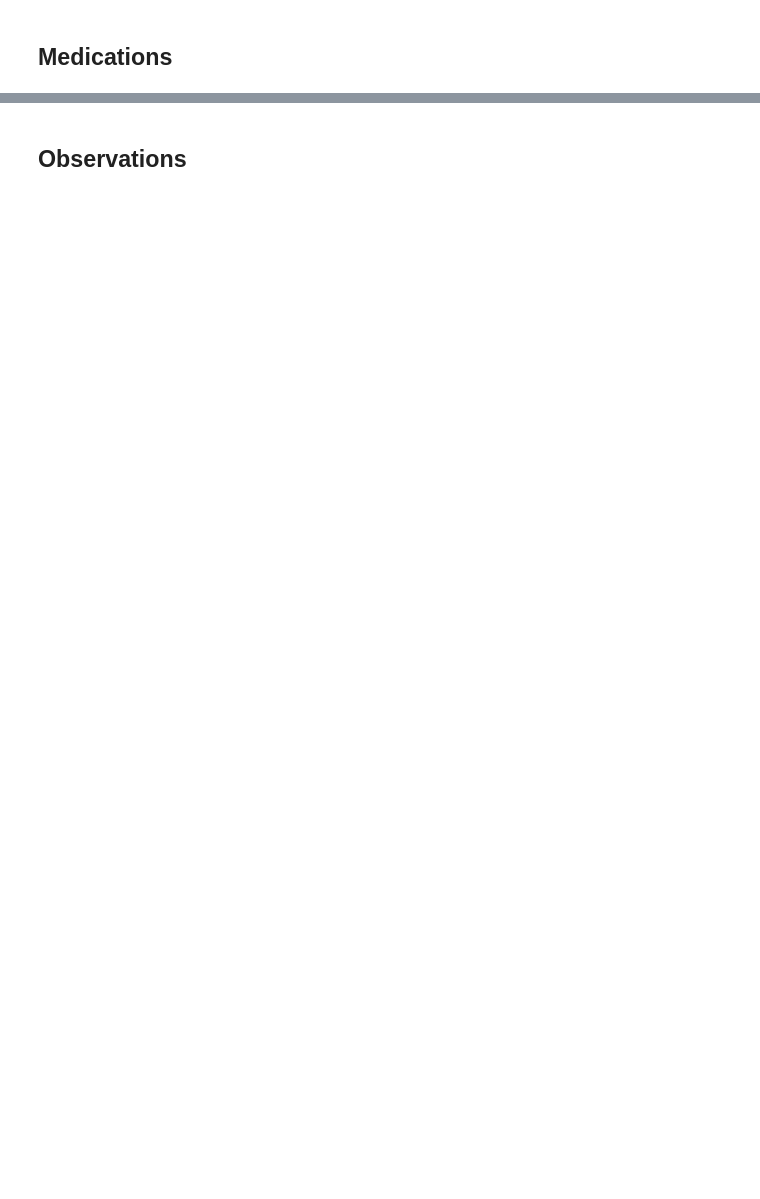
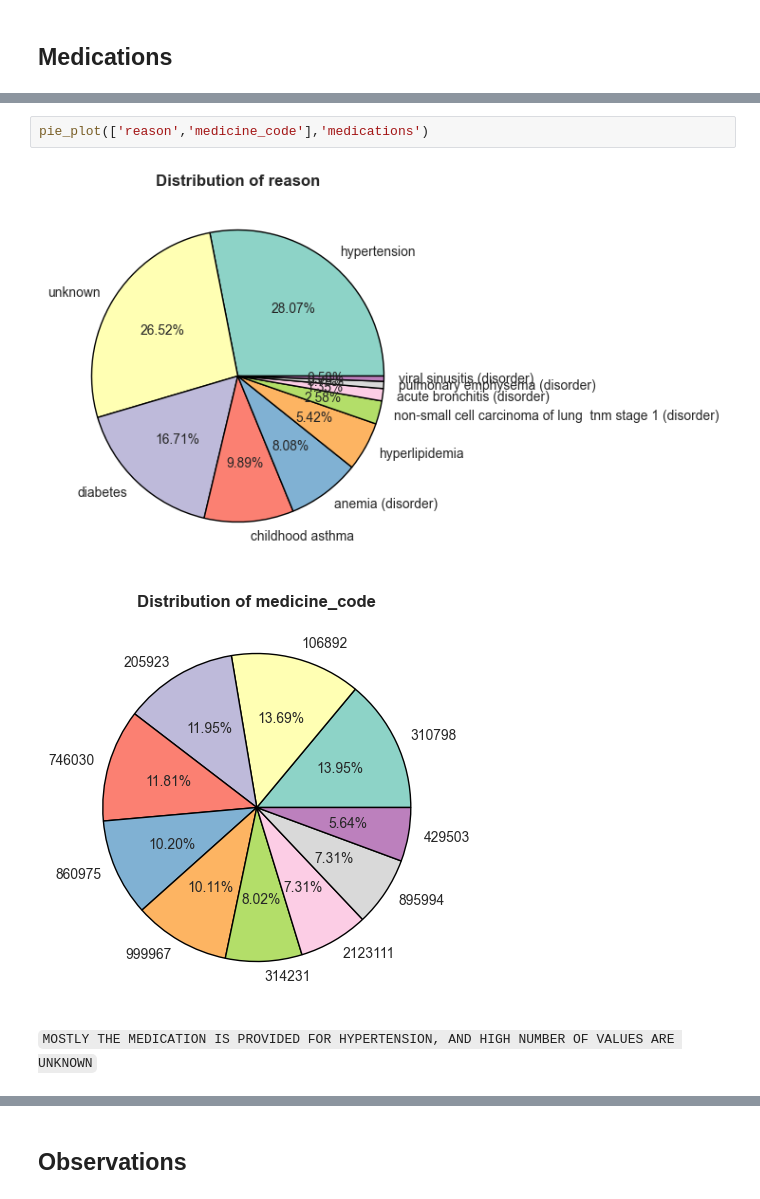
Before and after one commit to IamRaNo/Portfolio-Projects-Repository, a Jupyter notebook: Synthea Datasets/Solutions/data_analysis/univariate_stats.ipynb, the cells around one changed output, grey strips where cells are left out. Drawn from its saved outputs; the diff is of its cells as text; blank space fills up the shorter version.

```diff
--- a/Synthea Datasets/Solutions/data_analysis/univariate_stats.ipynb
+++ b/Synthea Datasets/Solutions/data_analysis/univariate_stats.ipynb
@@ -304,0 +368,7 @@ pie_plot(cat_cols,'careplans')
+# %%
+pie_plot(['reason','medicine_code'],'medications')
+# %% [output]
+[figure, added]
+[figure, added]
+# %% [markdown]
+`MOSTLY THE MEDICATION IS PROVIDED FOR HYPERTENSION, AND HIGH NUMBER OF VALUES ARE UNKNOWN`
```
Also changed, not shown: parts of 36 cells of this notebook.
